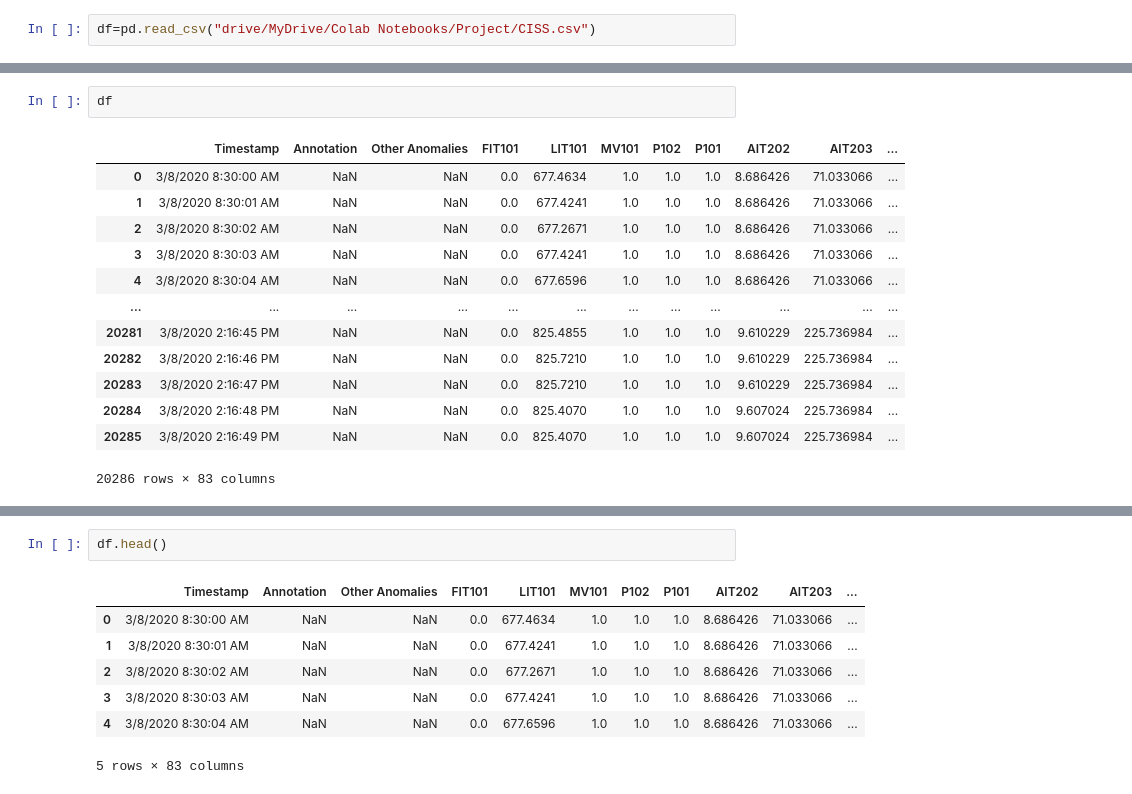
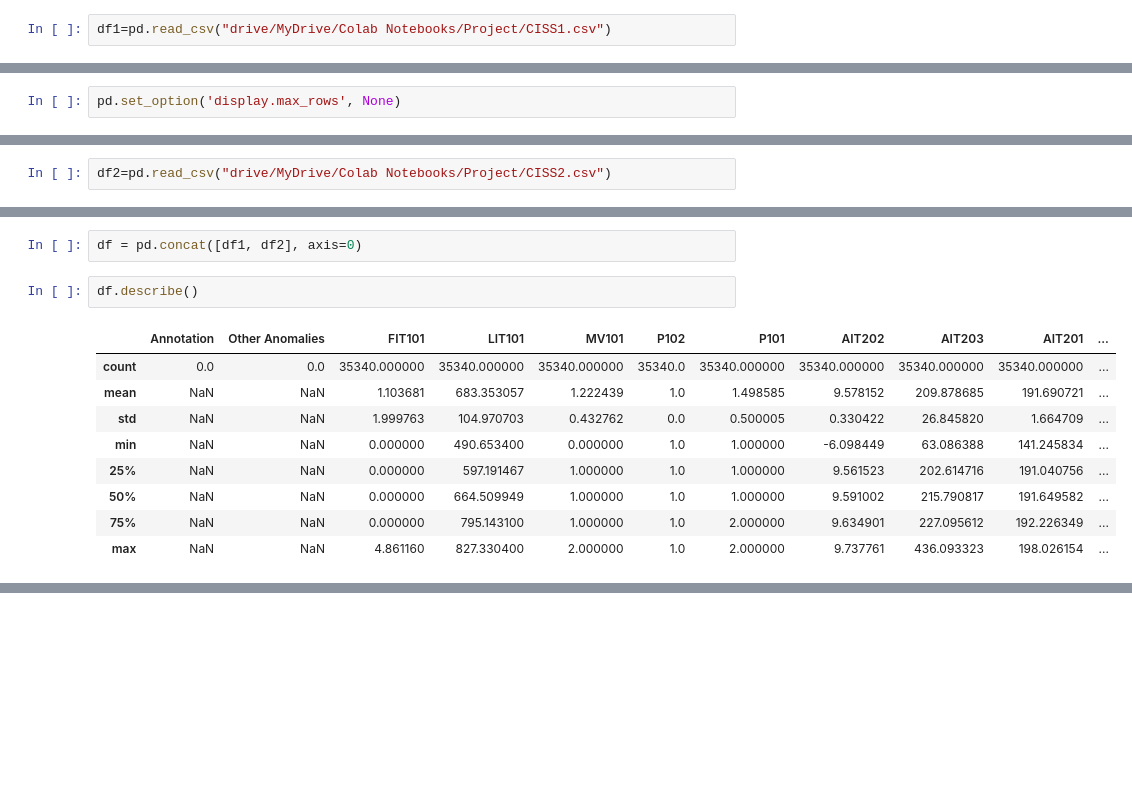
Before and after one commit to theepana-govintharajah/CRUD_Application_Node, a Jupyter notebook: CISS.ipynb, the cells around one changed output, grey strips where cells are left out. Drawn from its saved outputs; the diff is of its cells as text; blank space fills up the shorter version.

```diff
--- a/CISS.ipynb
+++ b/CISS.ipynb
@@ -5,2 +7,2 @@ import pandas as pd
 # %%
-df=pd.read_csv("drive/MyDrive/Colab Notebooks/Project/CISS.csv")
+df1=pd.read_csv("drive/MyDrive/Colab Notebooks/Project/CISS1.csv")
@@ -6,0 +55,2 @@ df=pd.read_csv("drive/MyDrive/Colab Notebooks/Project/CISS.csv")
+# %%
+pd.set_option('display.max_rows', None)
@@ -6,0 +77,2 @@ df=pd.read_csv("drive/MyDrive/Colab Notebooks/Project/CISS.csv")
+# %%
+df2=pd.read_csv("drive/MyDrive/Colab Notebooks/Project/CISS2.csv")
@@ -7,16 +109,14 @@ df=pd.read_csv("drive/MyDrive/Colab Notebooks/Project/CISS.csv")
+# %%
+df = pd.concat([df1, df2], axis=0)
 # %%
-df
+df.describe()
 # %% [output]
-|  | Timestamp | Annotation | Other Anomalies | FIT101 | LIT101 | MV101 | P102 | P101 | AIT202 | AIT203 | ... |
-| 0 | 3/8/2020 8:30:00 AM | NaN | NaN | 0.0 | 677.4634 | 1.0 | 1.0 | 1.0 | 8.686426 | 71.033066 | ... |
-| 1 | 3/8/2020 8:30:01 AM | NaN | NaN | 0.0 | 677.4241 | 1.0 | 1.0 | 1.0 | 8.686426 | 71.033066 | ... |
-| 2 | 3/8/2020 8:30:02 AM | NaN | NaN | 0.0 | 677.2671 | 1.0 | 1.0 | 1.0 | 8.686426 | 71.033066 | ... |
-| 3 | 3/8/2020 8:30:03 AM | NaN | NaN | 0.0 | 677.4241 | 1.0 | 1.0 | 1.0 | 8.686426 | 71.033066 | ... |
-| 4 | 3/8/2020 8:30:04 AM | NaN | NaN | 0.0 | 677.6596 | 1.0 | 1.0 | 1.0 | 8.686426 | 71.033066 | ... |
-| ... | ... | ... | ... | ... | ... | ... | ... | ... | ... | ... | ... |
-| 20281 | 3/8/2020 2:16:45 PM | NaN | NaN | 0.0 | 825.4855 | 1.0 | 1.0 | 1.0 | 9.610229 | 225.736984 | ... |
-| 20282 | 3/8/2020 2:16:46 PM | NaN | NaN | 0.0 | 825.7210 | 1.0 | 1.0 | 1.0 | 9.610229 | 225.736984 | ... |
-| 20283 | 3/8/2020 2:16:47 PM | NaN | NaN | 0.0 | 825.7210 | 1.0 | 1.0 | 1.0 | 9.610229 | 225.736984 | ... |
-| 20284 | 3/8/2020 2:16:48 PM | NaN | NaN | 0.0 | 825.4070 | 1.0 | 1.0 | 1.0 | 9.607024 | 225.736984 | ... |
-| 20285 | 3/8/2020 2:16:49 PM | NaN | NaN | 0.0 | 825.4070 | 1.0 | 1.0 | 1.0 | 9.607024 | 225.736984 | ... |
+|  | Annotation | Other Anomalies | FIT101 | LIT101 | MV101 | P102 | P101 | AIT202 | AIT203 | AIT201 | ... |
+| count | 0.0 | 0.0 | 35340.000000 | 35340.000000 | 35340.000000 | 35340.0 | 35340.000000 | 35340.000000 | 35340.000000 | 35340.000000 | ... |
+| mean | NaN | NaN | 1.103681 | 683.353057 | 1.222439 | 1.0 | 1.498585 | 9.578152 | 209.878685 | 191.690721 | ... |
+| std | NaN | NaN | 1.999763 | 104.970703 | 0.432762 | 0.0 | 0.500005 | 0.330422 | 26.845820 | 1.664709 | ... |
+| min | NaN | NaN | 0.000000 | 490.653400 | 0.000000 | 1.0 | 1.000000 | -6.098449 | 63.086388 | 141.245834 | ... |
+| 25% | NaN | NaN | 0.000000 | 597.191467 | 1.000000 | 1.0 | 1.000000 | 9.561523 | 202.614716 | 191.040756 | ... |
+| 50% | NaN | NaN | 0.000000 | 664.509949 | 1.000000 | 1.0 | 1.000000 | 9.591002 | 215.790817 | 191.649582 | ... |
+| 75% | NaN | NaN | 0.000000 | 795.143100 | 1.000000 | 1.0 | 2.000000 | 9.634901 | 227.095612 | 192.226349 | ... |
+| max | NaN | NaN | 4.861160 | 827.330400 | 2.000000 | 1.0 | 2.000000 | 9.737761 | 436.093323 | 198.026154 | ... |
-20286 rows × 83 columns
@@ -25,10 +122,0 @@ Warning: total number of rows (20286) exceeds max_rows (20000). Limiting to firs
-# %%
-df.head()
-# %% [output]
-|  | Timestamp | Annotation | Other Anomalies | FIT101 | LIT101 | MV101 | P102 | P101 | AIT202 | AIT203 | ... |
-| 0 | 3/8/2020 8:30:00 AM | NaN | NaN | 0.0 | 677.4634 | 1.0 | 1.0 | 1.0 | 8.686426 | 71.033066 | ... |
-| 1 | 3/8/2020 8:30:01 AM | NaN | NaN | 0.0 | 677.4241 | 1.0 | 1.0 | 1.0 | 8.686426 | 71.033066 | ... |
-| 2 | 3/8/2020 8:30:02 AM | NaN | NaN | 0.0 | 677.2671 | 1.0 | 1.0 | 1.0 | 8.686426 | 71.033066 | ... |
-| 3 | 3/8/2020 8:30:03 AM | NaN | NaN | 0.0 | 677.4241 | 1.0 | 1.0 | 1.0 | 8.686426 | 71.033066 | ... |
-| 4 | 3/8/2020 8:30:04 AM | NaN | NaN | 0.0 | 677.6596 | 1.0 | 1.0 | 1.0 | 8.686426 | 71.033066 | ... |
-5 rows × 83 columns
```
Also changed, not shown: parts of 37 cells of this notebook.
